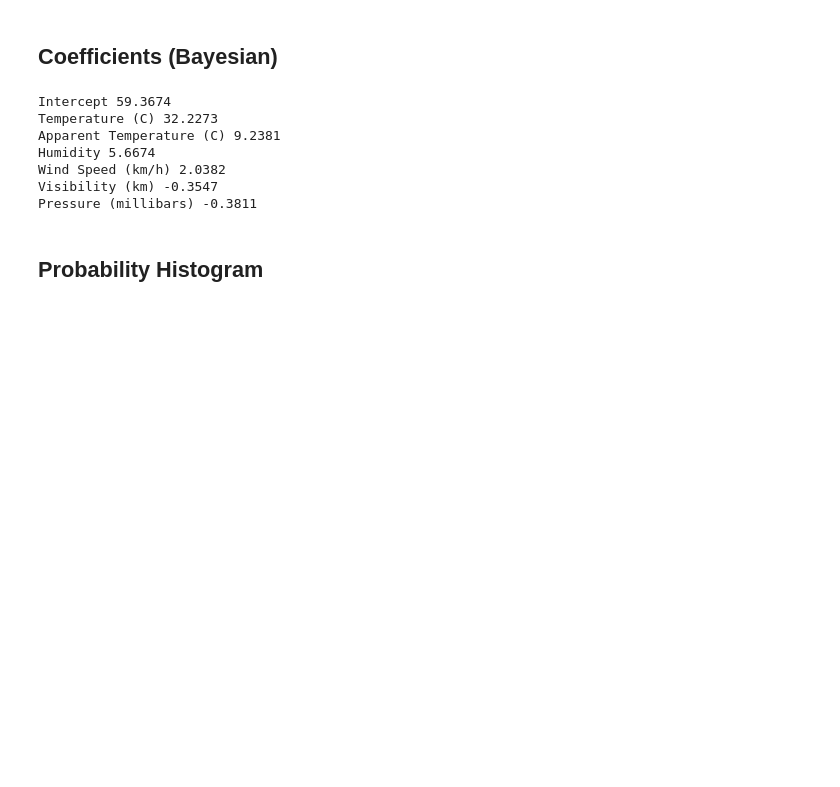
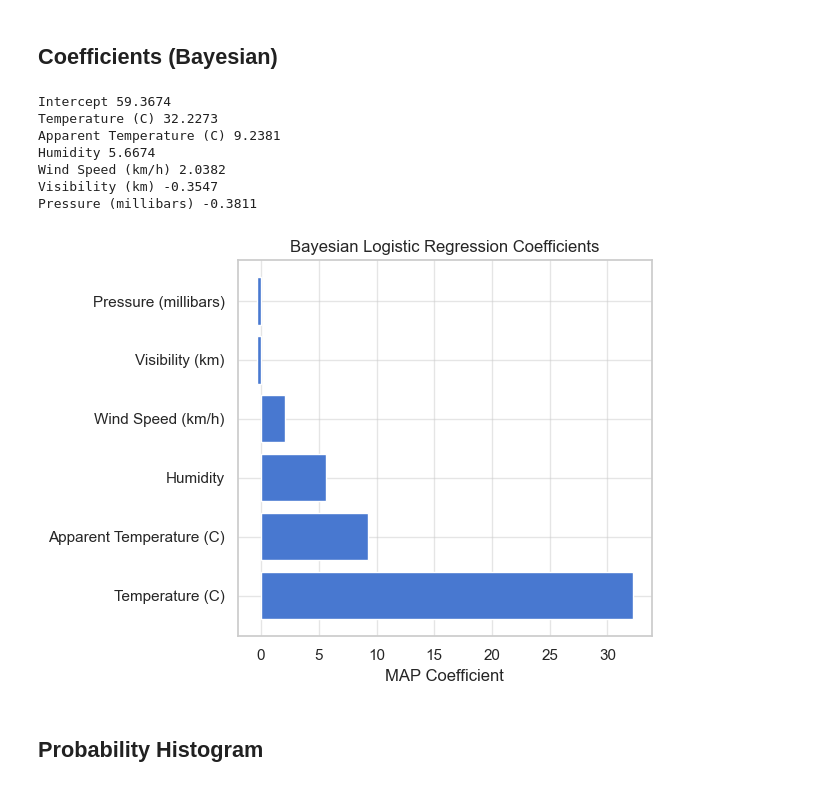
Before and after one commit to joeechenn/ds4420-final-project, a Jupyter notebook: bayesian_log_reg_project.ipynb, the cells around one changed output. Cells and saved outputs as stored; diff of their text form; code cells hidden in the pictures; blank space fills up the shorter version.

```diff
--- a/bayesian_log_reg_project.ipynb
+++ b/bayesian_log_reg_project.ipynb
@@ -71,14 +74,23 @@ Bayesian: 0.9374838007360945
 # %%
 names=['Intercept']+features
 for n,c in zip(names,beta_bayes): print(n,round(c,4))
+
+coef_names = features
+coef_vals = beta_bayes[1:]  # skip intercept
+plt.barh(coef_names, coef_vals)
+plt.xlabel('MAP Coefficient')
+plt.title('Bayesian Logistic Regression Coefficients')
+plt.tight_layout()
+plt.savefig('bayes_coefs.png', dpi=150)
 # %% [output]
 Intercept 59.3674
 Temperature (C) 32.2273
 Apparent Temperature (C) 9.2381
 Humidity 5.6674
 Wind Speed (km/h) 2.0382
 Visibility (km) -0.3547
 Pressure (millibars) -0.3811
+[figure, added]
 # %% [markdown]
 ## Probability Histogram
 # %%
```
Also changed, not shown: parts of 5 cells of this notebook, 1 other file.
